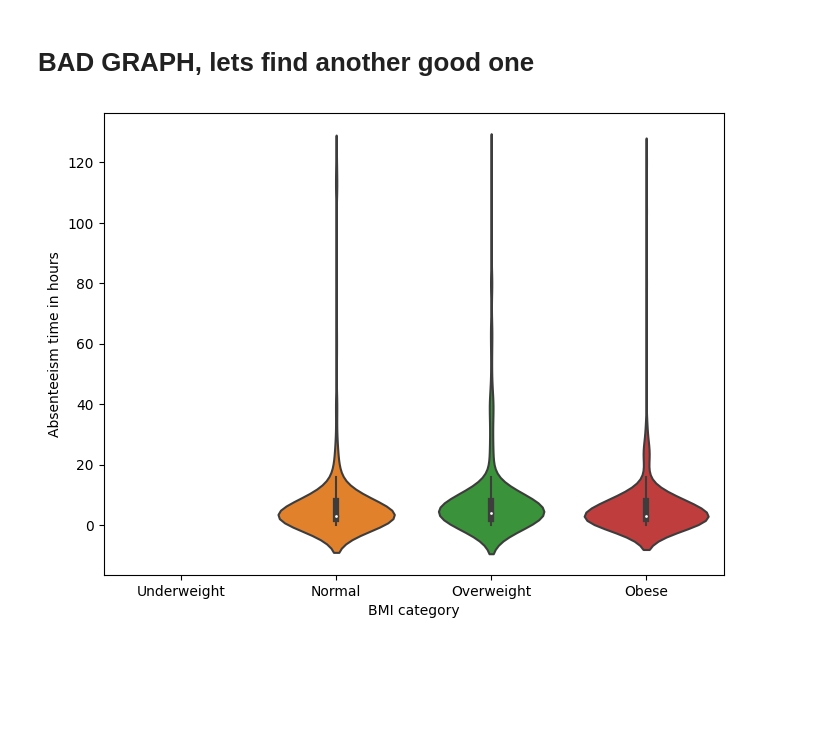
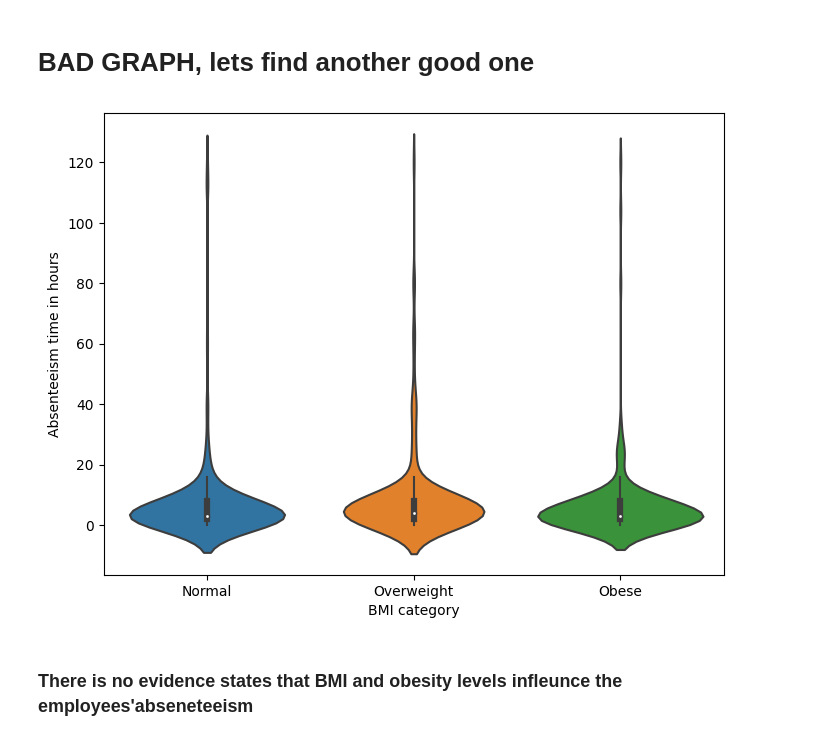
Before and after one commit to Maansy/Absenteeism-at-Work, a Jupyter notebook: AbsenteeismAtWork.ipynb, the cells around one changed output. Drawn from its saved outputs; the diff is of its cells as text; code cells hidden in the pictures; blank space fills up the shorter version.

```diff
--- a/AbsenteeismAtWork.ipynb
+++ b/AbsenteeismAtWork.ipynb
@@ -316,7 +316,9 @@ plt.savefig('figs/reasons_bmi.png', format='png',dpi = 300)
 # %%
 plt.figure(figsize=(8,6))
 sns.violinplot(x='BMI category', y='Absenteeism time in hours', data=preprocessed_data, \
-               order=['Underweight', 'Normal', 'Overweight', 'Obese'])
+               order=['Normal', 'Overweight', 'Obese'])
 plt.savefig('figs/bmi_hour_distribution.png', format='png',dpi = 300)
 # %% [output]
-[figure, old version]
+[figure, new version]
+# %% [markdown]
+### There is no evidence states that BMI and obesity levels infleunce the employees'abseneteeism
```
